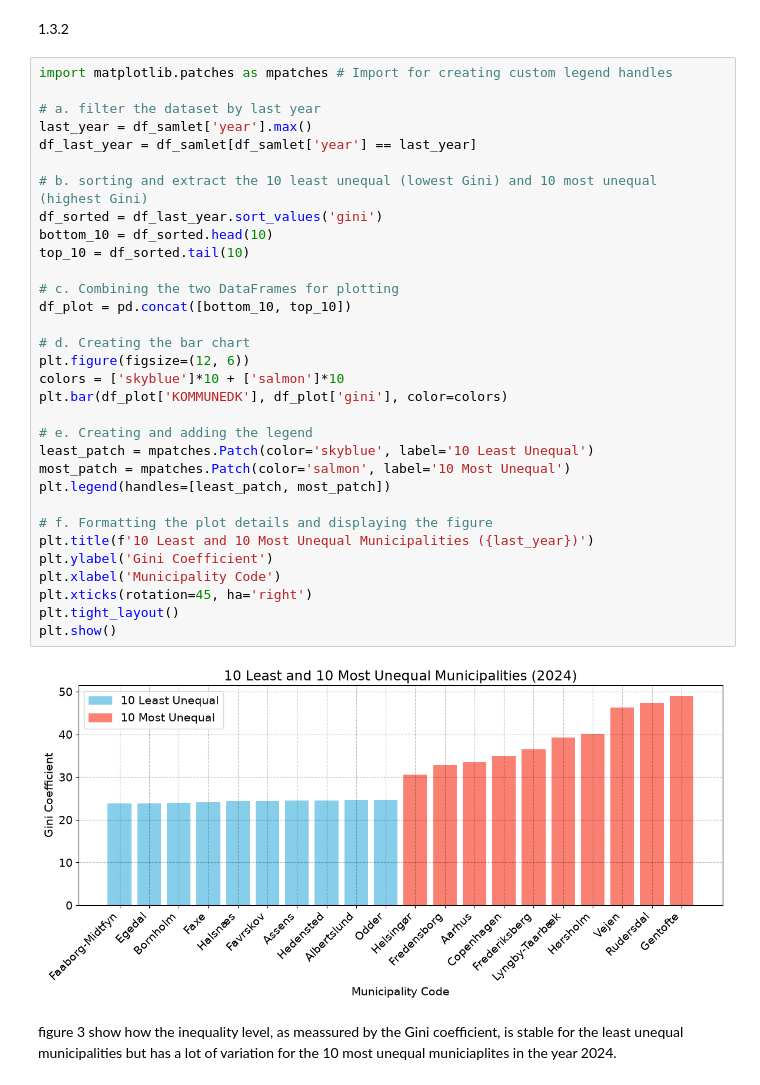
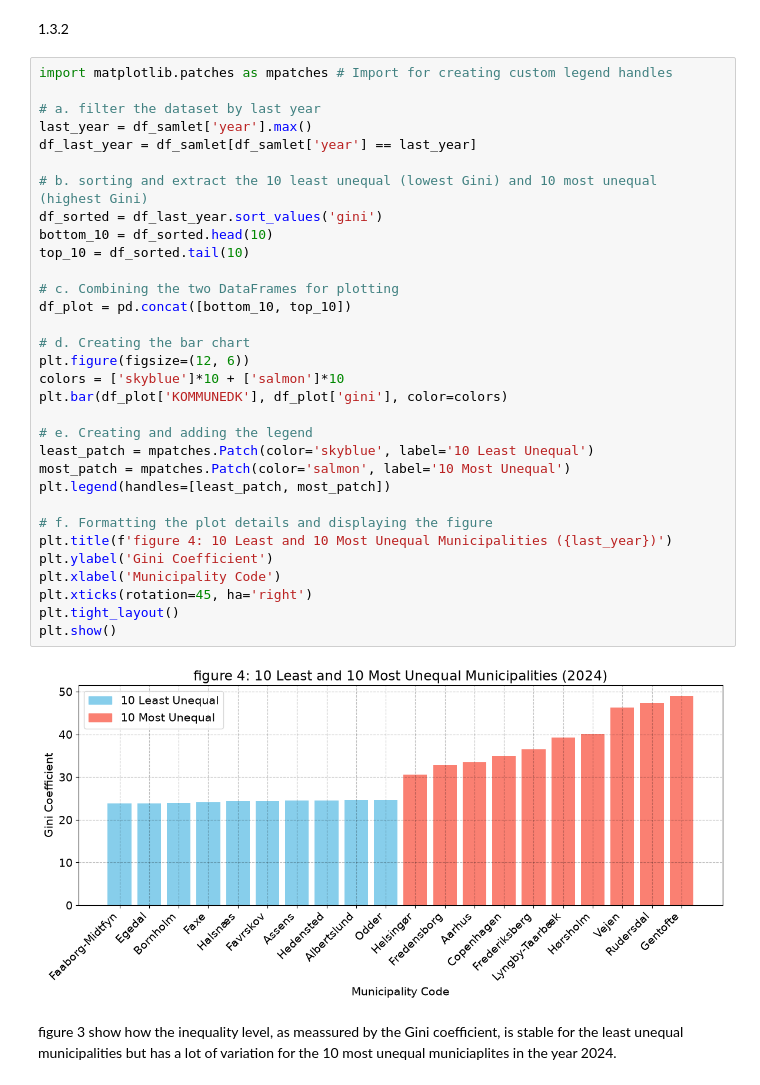
Before and after one commit to NumEconCopenhagen/projects-2024-group67, a Jupyter notebook: DataProject.ipynb, the cells around one changed output. Drawn from its saved outputs; the diff is of its cells as text.

```diff
--- a/DataProject.ipynb
+++ b/DataProject.ipynb
@@ -425,34 +445,34 @@ import matplotlib.patches as mpatches # Import for creating custom legend handle
 
 # a. filter the dataset by last year
 last_year = df_samlet['year'].max()
 df_last_year = df_samlet[df_samlet['year'] == last_year]
 
 # b. sorting and extract the 10 least unequal (lowest Gini) and 10 most unequal (highest Gini)
 df_sorted = df_last_year.sort_values('gini')
 bottom_10 = df_sorted.head(10)
 top_10 = df_sorted.tail(10)
 
 # c. Combining the two DataFrames for plotting
 df_plot = pd.concat([bottom_10, top_10])
 
 # d. Creating the bar chart
 plt.figure(figsize=(12, 6))
 colors = ['skyblue']*10 + ['salmon']*10
 plt.bar(df_plot['KOMMUNEDK'], df_plot['gini'], color=colors)
 
 # e. Creating and adding the legend
 least_patch = mpatches.Patch(color='skyblue', label='10 Least Unequal')
 most_patch = mpatches.Patch(color='salmon', label='10 Most Unequal')
 plt.legend(handles=[least_patch, most_patch])
 
 # f. Formatting the plot details and displaying the figure
-plt.title(f'10 Least and 10 Most Unequal Municipalities ({last_year})')
+plt.title(f'figure 4: 10 Least and 10 Most Unequal Municipalities ({last_year})')
 plt.ylabel('Gini Coefficient')
 plt.xlabel('Municipality Code')
 plt.xticks(rotation=45, ha='right')
 plt.tight_layout()
 plt.show()
 # %% [output]
-[figure, old version]
+[figure, new version]
 # %% [markdown]
 figure 3 show how the inequality level, as meassured by the Gini coefficient, is stable for the least unequal municipalities but has a lot of variation for the 10 most unequal municiaplites in the year 2024.
```
Also changed, not shown: parts of 7 cells of this notebook.
